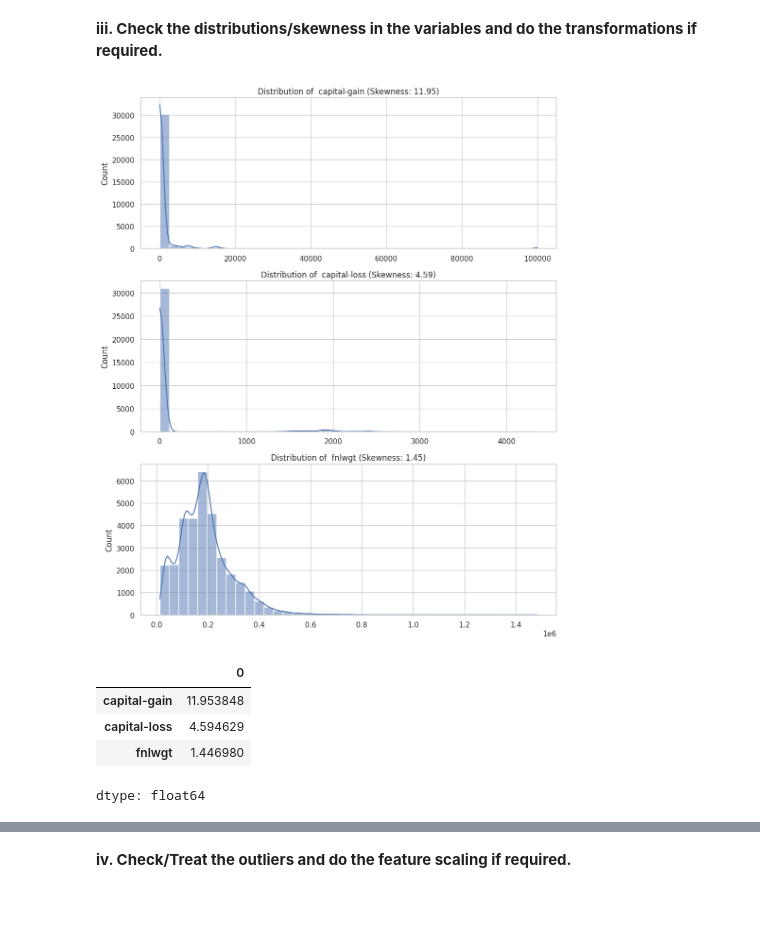
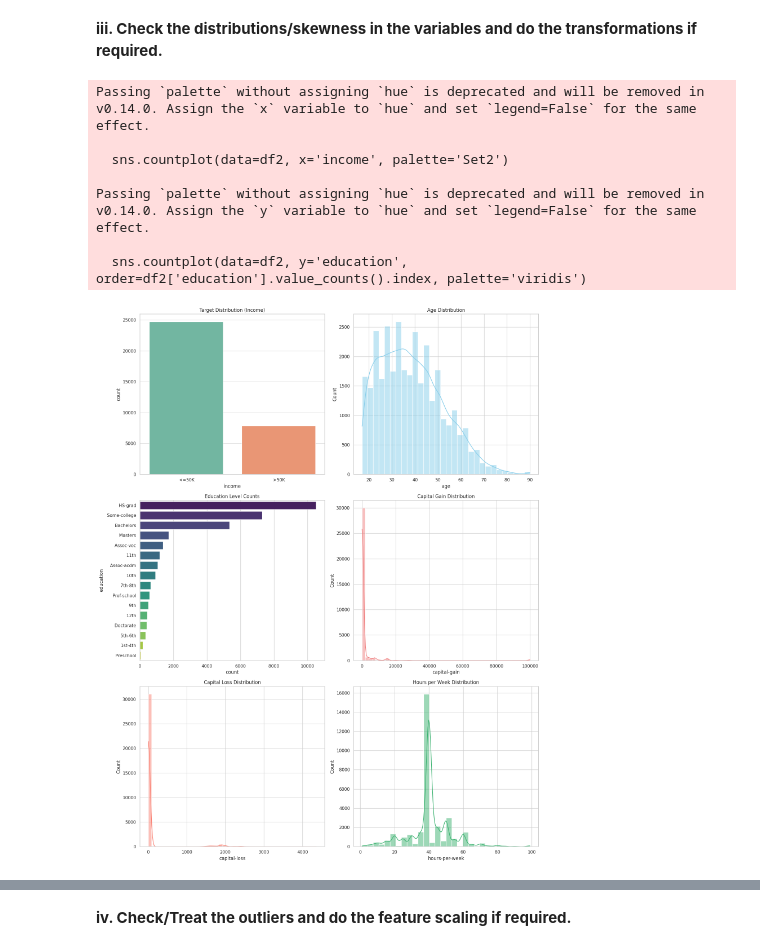
Before and after one commit to Piramu-Mahalingam/DS-Course-Assignment-1, a Jupyter notebook: Piramu_M_Assignment_Supervised_ML.ipynb, the cells around one changed output, grey strips where cells are left out. Cells and saved outputs as stored; diff of their text form; code cells hidden in the pictures; blank space fills up the shorter version.

```diff
--- a/Piramu_M_Assignment_Supervised_ML.ipynb
+++ b/Piramu_M_Assignment_Supervised_ML.ipynb
@@ -347,32 +352,52 @@ summaryof_stats
 | max | 90.000000 | NaN | 1.484705e+06 | NaN | 16.000000 | NaN | NaN | NaN | ... |
 # %% [markdown]
 **iii.	Check the distributions/skewness in the variables and do the transformations if required.**
-# %%
-from scipy.stats import skew
-import matplotlib.pyplot as plt
-import seaborn as sns
-# Calculate skewness for numerical columns
-# Removed the attempt to drop the 'Year' column as it does not exist in num_df2
-skew_val1= num_df2.skew().sort_values(ascending=False)
-# Identify highly skewed features (threshold > 1 or < -1)
-high_skew = skew_val1[abs(skew_val1) > 1]
-# Plot distributions of highly skewed features
-fig, axes = plt.subplots(nrows=len(high_skew), ncols=1, figsize=(10, 4 * len(high_skew)))
-# Adjust axes to be a list of axes objects if there's only one highly skewed feature
-if len(high_skew) == 1:
-    axes = [axes]
-
-for i, feature in enumerate(high_skew.index):
-    sns.histplot(df2[feature].dropna(), kde=True, ax=axes[i], bins=40)
-    axes[i].set_title(f"Distribution of {feature} (Skewness: {high_skew[feature]:.2f})")
-    axes[i].set_xlabel("")
-plt.tight_layout()
-plt.show()
-high_skew
-# %% [output]
-[figure, removed]
-|  | 0 |
-| capital-gain | 11.953848 |
-| capital-loss | 4.594629 |
-| fnlwgt | 1.446980 |
-dtype: float64
+# %%
+import matplotlib.pyplot as plt
+import seaborn as sns
+
+# Set the visual style
+sns.set(style="whitegrid")
+plt.figure(figsize=(16, 20))
+
+# Plot 1: Target variable distribution
+plt.subplot(3, 2, 1)
+sns.countplot(data=df2, x='income', palette='Set2')
+plt.title('Target Distribution (Income)')
+
+# Plot 2: Age distribution
+plt.subplot(3, 2, 2)
+sns.histplot(data=df2, x='age', bins=30, kde=True, color='skyblue')
+plt.title('Age Distribution')
+
+# Plot 3: Education level count
+plt.subplot(3, 2, 3)
+sns.countplot(data=df2, y='education', order=df2['education'].value_counts().index, palette='viridis')
+plt.title('Education Level Counts')
+
+# Plot 4: Capital Gain Distribution
+plt.subplot(3, 2, 4)
+sns.histplot(df2['capital-gain'], bins=50, kde=True, color='lightcoral')
+plt.title('Capital Gain Distribution')
+
+# Plot 5: Capital Loss Distribution
+plt.subplot(3, 2, 5)
+sns.histplot(df2['capital-loss'], bins=50, kde=True, color='salmon')
+plt.title('Capital Loss Distribution')
+
+# Plot 6: Hours per Week Distribution
+plt.subplot(3, 2, 6)
+sns.histplot(df2['hours-per-week'], bins=30, kde=True, color='mediumseagreen')
+plt.title('Hours per Week Distribution')
+
+plt.tight_layout()
+plt.show()
+# %% [output]
+Passing `palette` without assigning `hue` is deprecated and will be removed in v0.14.0. Assign the `x` variable to `hue` and set `legend=False` for the same effect.
+
+  sns.countplot(data=df2, x='income', palette='Set2')
+
+Passing `palette` without assigning `hue` is deprecated and will be removed in v0.14.0. Assign the `y` variable to `hue` and set `legend=False` for the same effect.
+
+  sns.countplot(data=df2, y='education', order=df2['education'].value_counts().index, palette='viridis')
+[figure, added]
```
Also changed, not shown: parts of 12 cells of this notebook.
